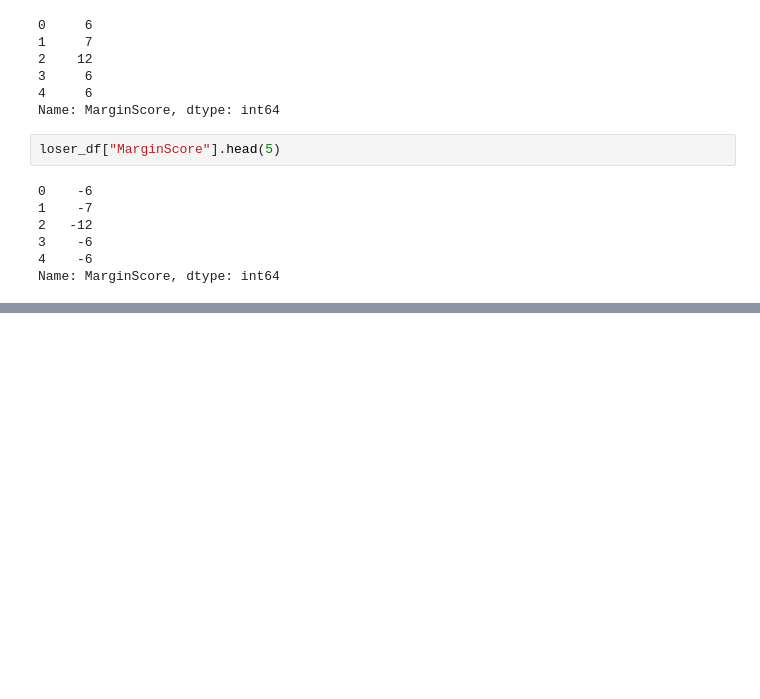
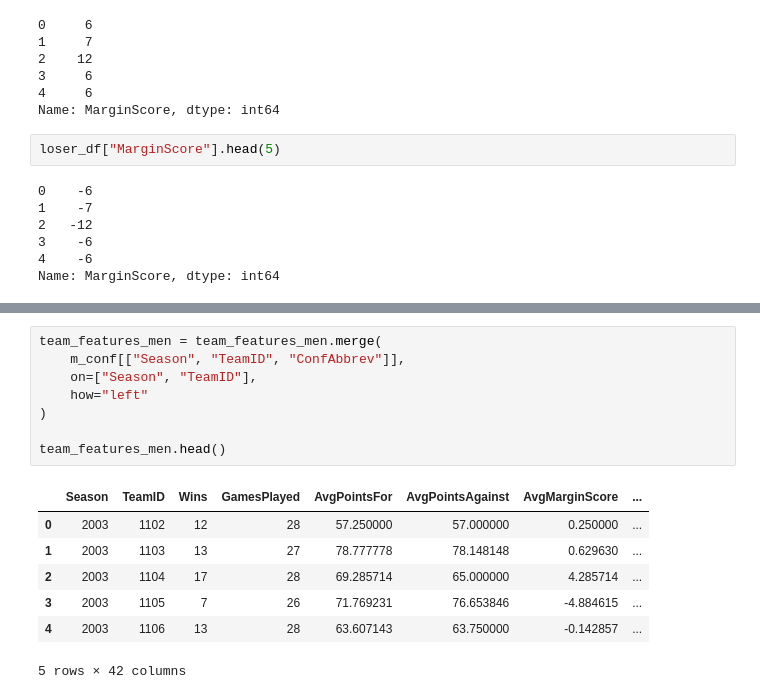
Before and after one commit to Barderus/MarchMadness-Kaggle, a Jupyter notebook: notebooks/EDA.ipynb, the cells around one changed output, grey strips where cells are left out. Cells and saved outputs as stored; diff of their text form; blank space fills up the shorter version.

```diff
--- a/notebooks/EDA.ipynb
+++ b/notebooks/EDA.ipynb
@@ -543,0 +607,16 @@ games_men["GamesPlayed"] = games_men.groupby(["Season", "TeamID"])["Win"].transf
+# %%
+team_features_men = team_features_men.merge(
+    m_conf[["Season", "TeamID", "ConfAbbrev"]],
+    on=["Season", "TeamID"],
+    how="left"
+)
+
+team_features_men.head()
+# %% [output]
+|  | Season | TeamID | Wins | GamesPlayed | AvgPointsFor | AvgPointsAgainst | AvgMarginScore | ... |
+| 0 | 2003 | 1102 | 12 | 28 | 57.250000 | 57.000000 | 0.250000 | ... |
+| 1 | 2003 | 1103 | 13 | 27 | 78.777778 | 78.148148 | 0.629630 | ... |
+| 2 | 2003 | 1104 | 17 | 28 | 69.285714 | 65.000000 | 4.285714 | ... |
+| 3 | 2003 | 1105 | 7 | 26 | 71.769231 | 76.653846 | -4.884615 | ... |
+| 4 | 2003 | 1106 | 13 | 28 | 63.607143 | 63.750000 | -0.142857 | ... |
+5 rows × 42 columns
```
Also changed, not shown: parts of 78 cells of this notebook.
